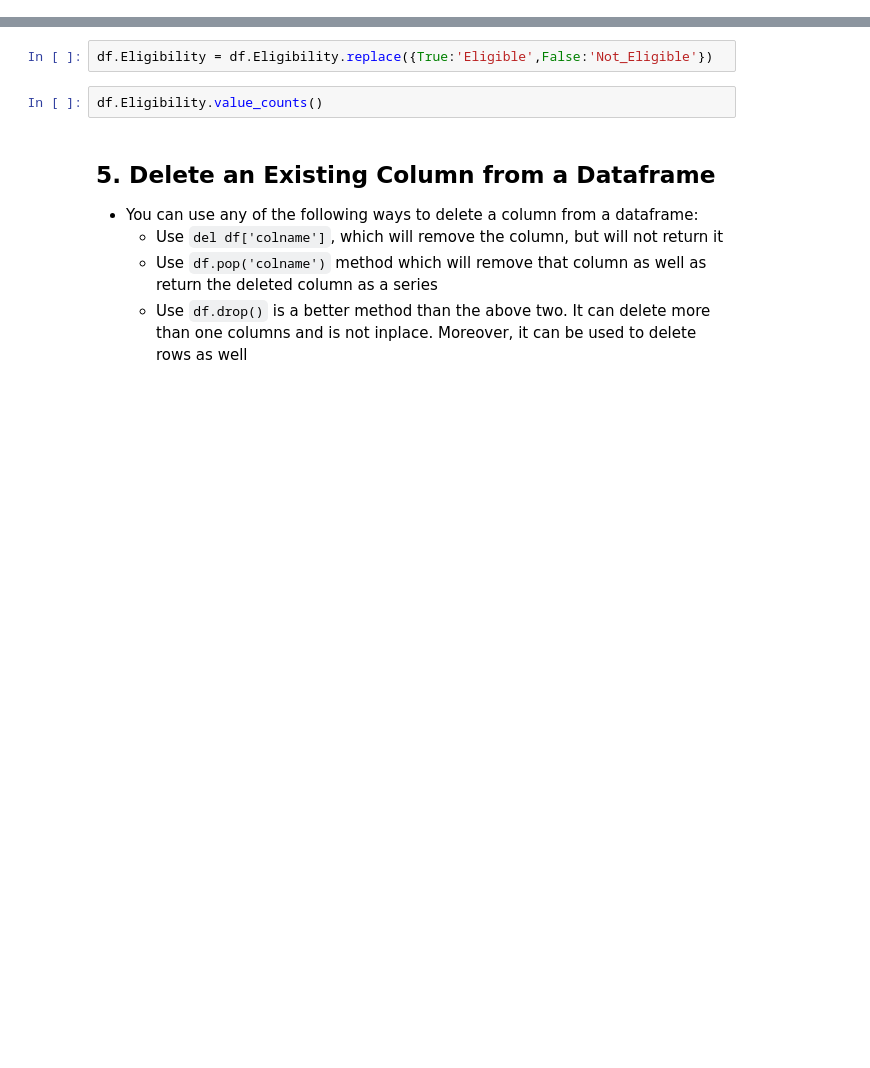
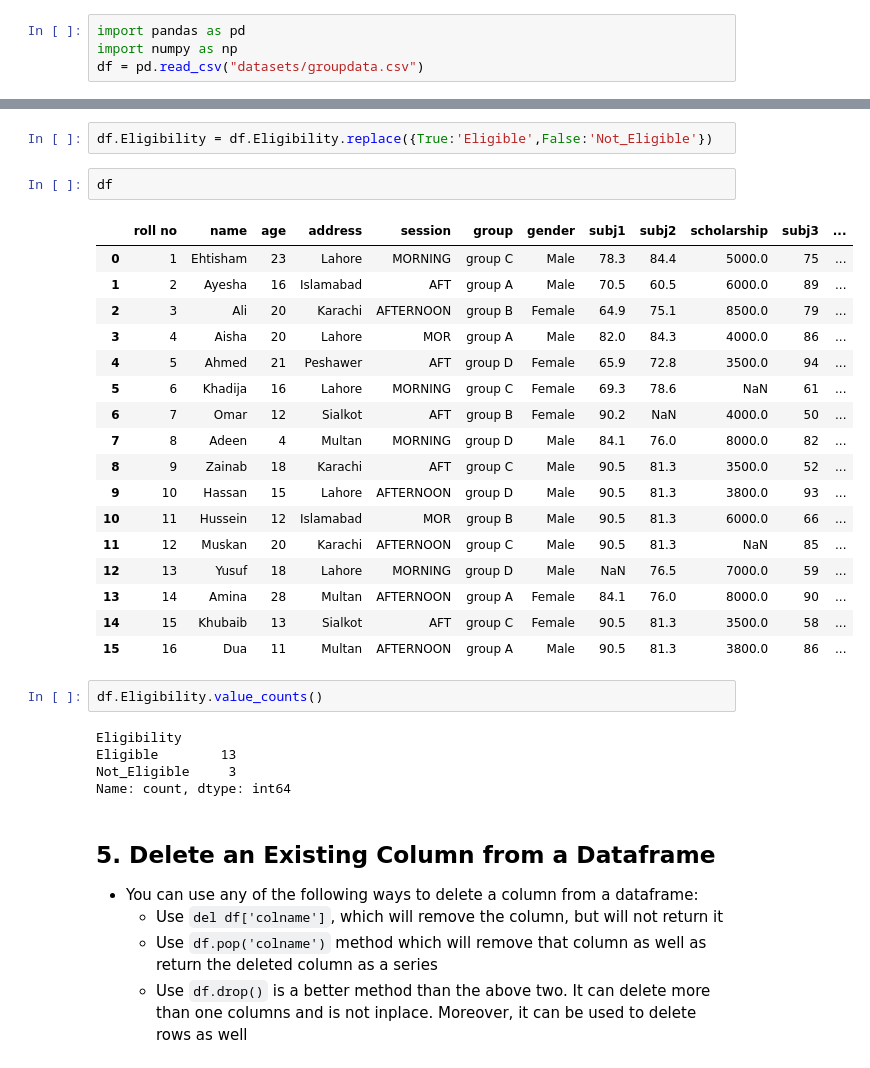
Before and after one commit to ehtisham-sadiq/Python-Backend, a Jupyter notebook: NumPy_Pandas_Tutorials/DataFrame_Modification.ipynb, the cells around one changed output, grey strips where cells are left out. Cells and saved outputs as stored; diff of their text form; blank space fills up the shorter version.

Commit message:
new datasets and code updated

```diff
--- a/NumPy_Pandas_Tutorials/DataFrame_Modification.ipynb
+++ b/NumPy_Pandas_Tutorials/DataFrame_Modification.ipynb
@@ -1077,2 +1081,6 @@ Name: count, dtype: int64
+# %%
+import pandas as pd
+import numpy as np
+df = pd.read_csv("datasets/groupdata.csv")
 # %%
 df
@@ -1101,7 +1299,32 @@ df
 # %%
 df.Eligibility = df.Eligibility.replace({True:'Eligible',False:'Not_Eligible'})
+# %%
+df
+# %% [output]
+|  | roll no | name | age | address | session | group | gender | subj1 | subj2 | scholarship | subj3 | ... |
+| 0 | 1 | Ehtisham | 23 | Lahore | MORNING | group C | Male | 78.3 | 84.4 | 5000.0 | 75 | ... |
+| 1 | 2 | Ayesha | 16 | Islamabad | AFT | group A | Male | 70.5 | 60.5 | 6000.0 | 89 | ... |
+| 2 | 3 | Ali | 20 | Karachi | AFTERNOON | group B | Female | 64.9 | 75.1 | 8500.0 | 79 | ... |
+| 3 | 4 | Aisha | 20 | Lahore | MOR | group A | Male | 82.0 | 84.3 | 4000.0 | 86 | ... |
+| 4 | 5 | Ahmed | 21 | Peshawer | AFT | group D | Female | 65.9 | 72.8 | 3500.0 | 94 | ... |
+| 5 | 6 | Khadija | 16 | Lahore | MORNING | group C | Female | 69.3 | 78.6 | NaN | 61 | ... |
+| 6 | 7 | Omar | 12 | Sialkot | AFT | group B | Female | 90.2 | NaN | 4000.0 | 50 | ... |
+| 7 | 8 | Adeen | 4 | Multan | MORNING | group D | Male | 84.1 | 76.0 | 8000.0 | 82 | ... |
+| 8 | 9 | Zainab | 18 | Karachi | AFT | group C | Male | 90.5 | 81.3 | 3500.0 | 52 | ... |
+| 9 | 10 | Hassan | 15 | Lahore | AFTERNOON | group D | Male | 90.5 | 81.3 | 3800.0 | 93 | ... |
+| 10 | 11 | Hussein | 12 | Islamabad | MOR | group B | Male | 90.5 | 81.3 | 6000.0 | 66 | ... |
+| 11 | 12 | Muskan | 20 | Karachi | AFTERNOON | group C | Male | 90.5 | 81.3 | NaN | 85 | ... |
+| 12 | 13 | Yusuf | 18 | Lahore | MORNING | group D | Male | NaN | 76.5 | 7000.0 | 59 | ... |
+| 13 | 14 | Amina | 28 | Multan | AFTERNOON | group A | Female | 84.1 | 76.0 | 8000.0 | 90 | ... |
+| 14 | 15 | Khubaib | 13 | Sialkot | AFT | group C | Female | 90.5 | 81.3 | 3500.0 | 58 | ... |
+| 15 | 16 | Dua | 11 | Multan | AFTERNOON | group A | Male | 90.5 | 81.3 | 3800.0 | 86 | ... |
 # %%
 df.Eligibility.value_counts()
+# %% [output]
+Eligibility
+Eligible        13
+Not_Eligible     3
+Name: count, dtype: int64
 # %% [markdown]
 ## 5. Delete an Existing Column from a Dataframe
 - You can use any of the following ways to delete a column from a dataframe:
```
Also changed, not shown: parts of 61 cells of this notebook, 7 other files.
